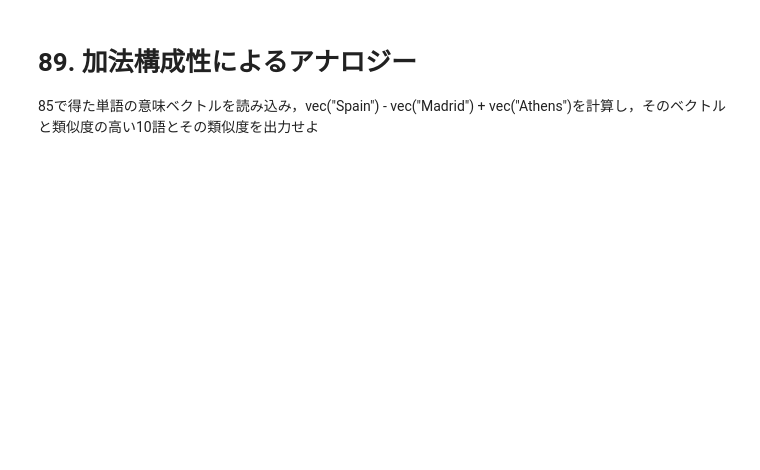
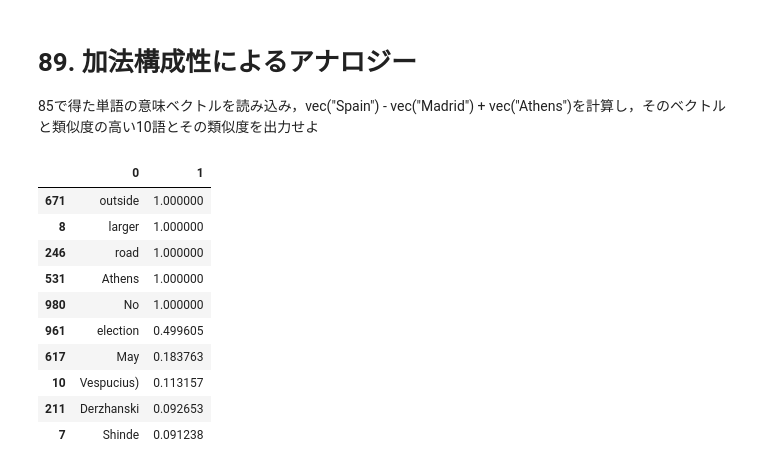
Before and after one commit to woody-kawagoe/nlp100, a Jupyter notebook: chapter09/chapter09.ipynb, the cells around one changed output. Drawn from its saved outputs; the diff is of its cells as text; code cells hidden in the pictures; blank space fills up the shorter version.

```diff
--- a/chapter09/chapter09.ipynb
+++ b/chapter09/chapter09.ipynb
@@ -265,4 +312,16 @@ for i, w in enumerate(Xpca[:1000]):
     lst.append((dictionary[i], cs[0][0]))
 df89 = pd.DataFrame(lst)
 # %%
-df89.sort_values(1).head(10)
+df89.sort_values(1, ascending=False).head(10)
+# %% [output]
+|  | 0 | 1 |
+| 671 | outside | 1.000000 |
+| 8 | larger | 1.000000 |
+| 246 | road | 1.000000 |
+| 531 | Athens | 1.000000 |
+| 980 | No | 1.000000 |
+| 961 | election | 0.499605 |
+| 617 | May | 0.183763 |
+| 10 | Vespucius) | 0.113157 |
+| 211 | Derzhanski | 0.092653 |
+| 7 | Shinde | 0.091238 |
```
Also changed, not shown: parts of 20 cells of this notebook.
